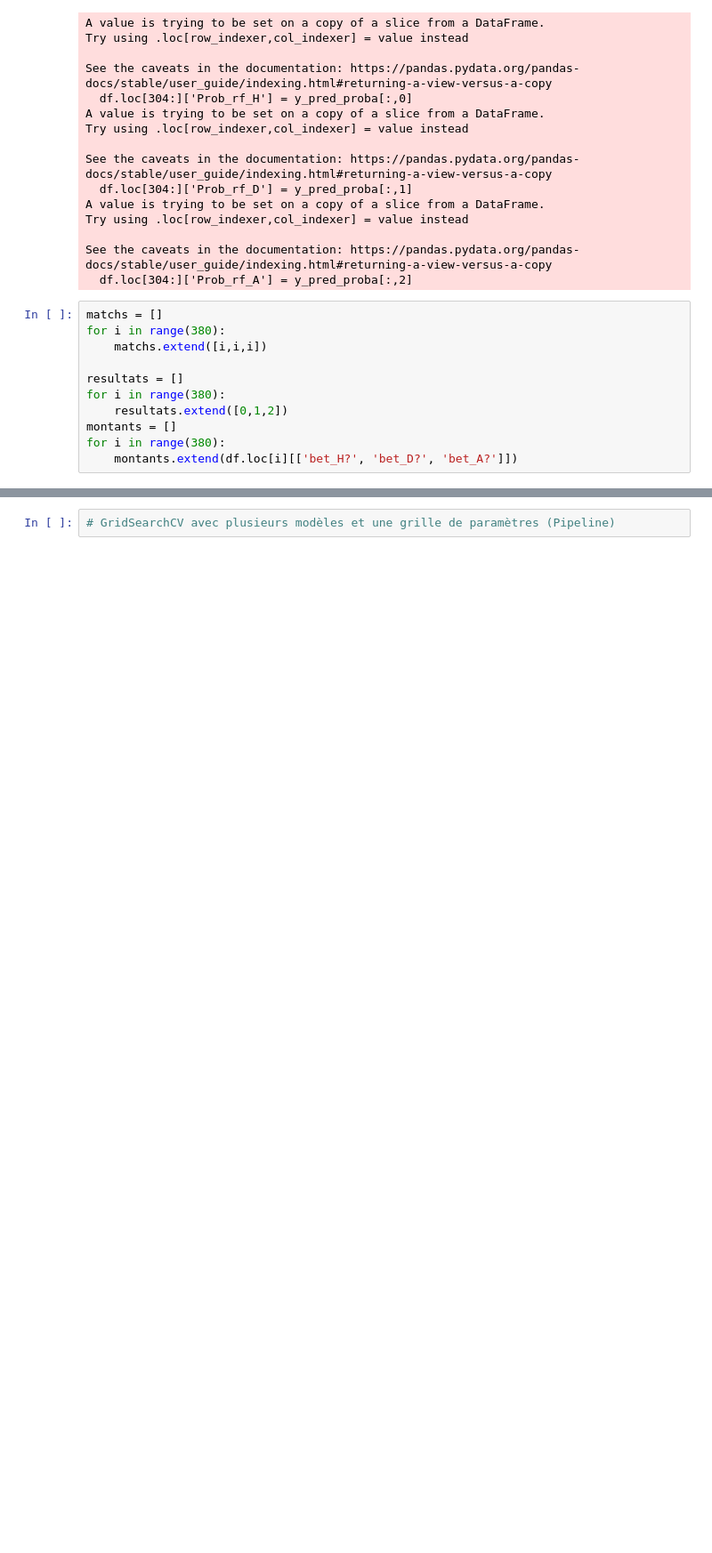
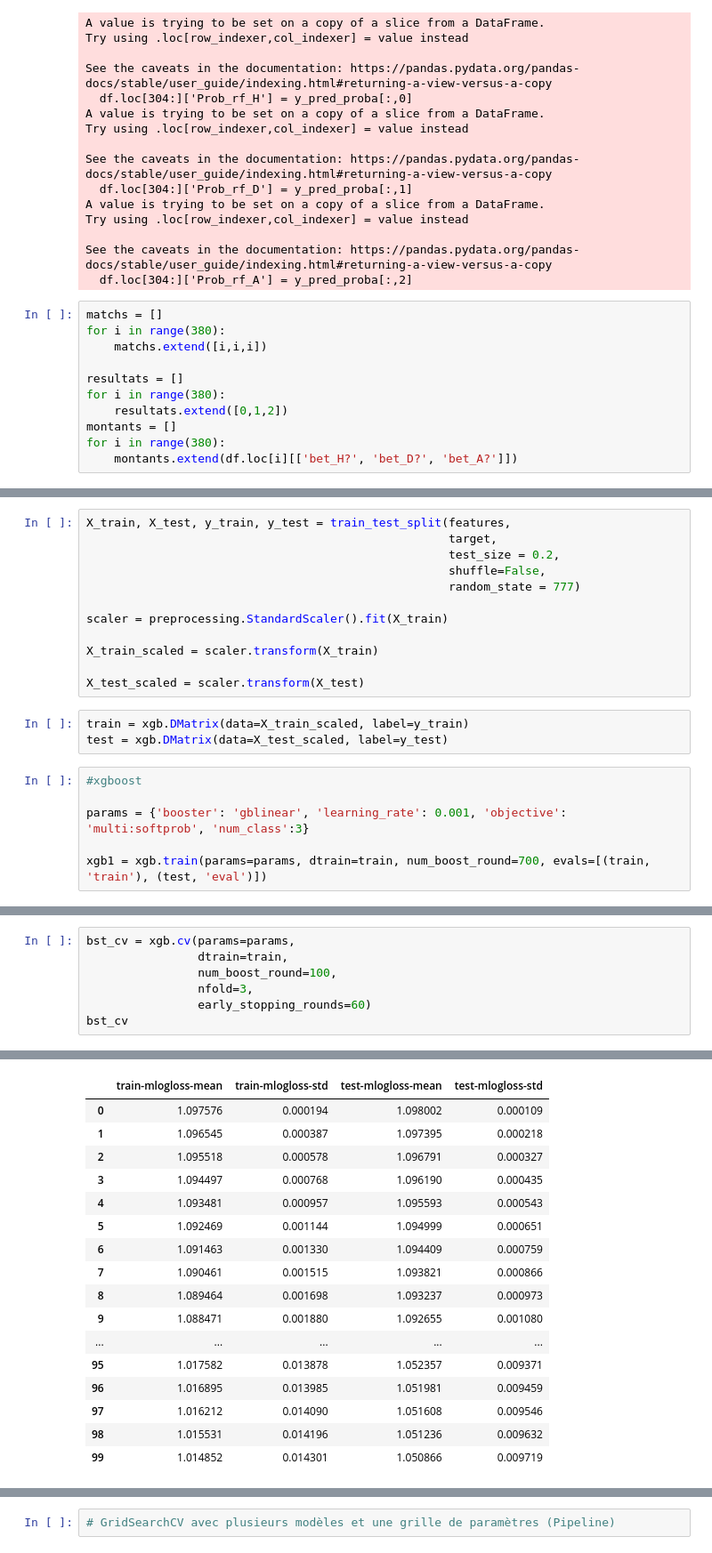
Before and after one commit to Yoann-DELANNEY/Pyck-Win, a Jupyter notebook: Premiere iteration ML.ipynb, the cells around one changed output, grey strips where cells are left out. Shown at 89% size. Cells and saved outputs as stored; diff of their text form; blank space fills up the shorter version.

```diff
--- a/Premiere iteration ML.ipynb
+++ b/Premiere iteration ML.ipynb
@@ -756,0 +786,21 @@ Gain/perte des paris avec le modele rd_pipe: -28.14
+# %%
+X_train, X_test, y_train, y_test = train_test_split(features,
+                                                    target,
+                                                    test_size = 0.2,
+                                                    shuffle=False,
+                                                    random_state = 777)
+
+scaler = preprocessing.StandardScaler().fit(X_train)
+
+X_train_scaled = scaler.transform(X_train)
+
+X_test_scaled = scaler.transform(X_test)
+# %%
+train = xgb.DMatrix(data=X_train_scaled, label=y_train)
+test = xgb.DMatrix(data=X_test_scaled, label=y_test)
+# %%
+#xgboost
+
+params = {'booster': 'gblinear', 'learning_rate': 0.001, 'objective': 'multi:softprob', 'num_class':3}
+
+xgb1 = xgb.train(params=params, dtrain=train, num_boost_round=700, evals=[(train, 'train'), (test, 'eval')])
@@ -756,0 +825,8 @@ Gain/perte des paris avec le modele rd_pipe: -28.14
+# %%
+bst_cv = xgb.cv(params=params,
+                dtrain=train,
+                num_boost_round=100,
+                nfold=3,
+                early_stopping_rounds=60)
+bst_cv
+# %% [output]
@@ -756,0 +836,17 @@ Gain/perte des paris avec le modele rd_pipe: -28.14
+|  | train-mlogloss-mean | train-mlogloss-std | test-mlogloss-mean | test-mlogloss-std |
+| 0 | 1.097576 | 0.000194 | 1.098002 | 0.000109 |
+| 1 | 1.096545 | 0.000387 | 1.097395 | 0.000218 |
+| 2 | 1.095518 | 0.000578 | 1.096791 | 0.000327 |
+| 3 | 1.094497 | 0.000768 | 1.096190 | 0.000435 |
+| 4 | 1.093481 | 0.000957 | 1.095593 | 0.000543 |
+| 5 | 1.092469 | 0.001144 | 1.094999 | 0.000651 |
+| 6 | 1.091463 | 0.001330 | 1.094409 | 0.000759 |
+| 7 | 1.090461 | 0.001515 | 1.093821 | 0.000866 |
+| 8 | 1.089464 | 0.001698 | 1.093237 | 0.000973 |
+| 9 | 1.088471 | 0.001880 | 1.092655 | 0.001080 |
+| ... | ... | ... | ... | ... |
+| 95 | 1.017582 | 0.013878 | 1.052357 | 0.009371 |
+| 96 | 1.016895 | 0.013985 | 1.051981 | 0.009459 |
+| 97 | 1.016212 | 0.014090 | 1.051608 | 0.009546 |
+| 98 | 1.015531 | 0.014196 | 1.051236 | 0.009632 |
+| 99 | 1.014852 | 0.014301 | 1.050866 | 0.009719 |
```
Also changed, not shown: parts of 31 cells of this notebook.
